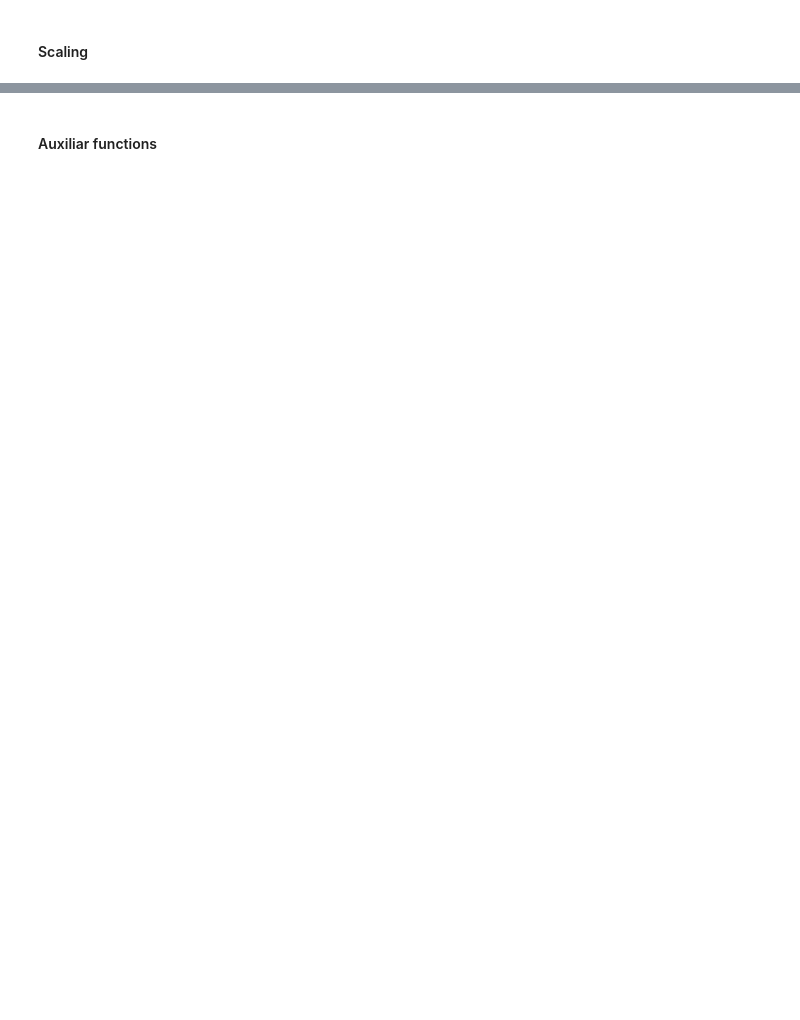
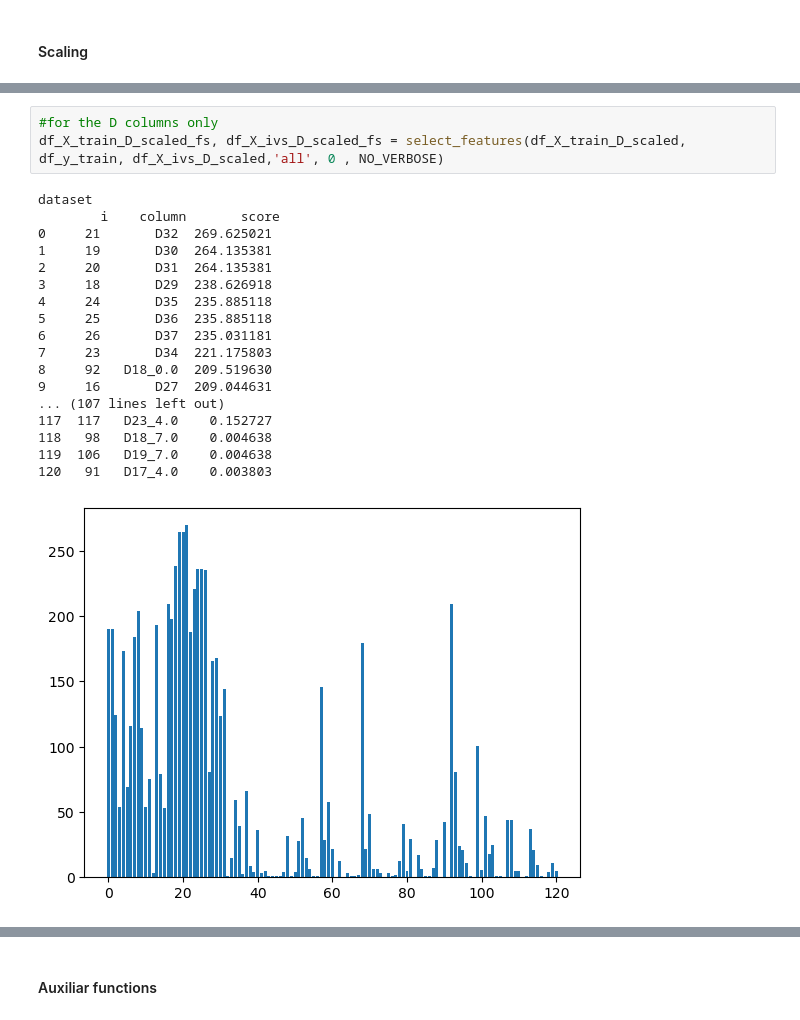
Before and after one commit to bodeborder/fcul-machine-learning, a Jupyter notebook: 3trabalho/AA_3rd_HomeAssignment_G33.ipynb, the cells around one changed output, grey strips where cells are left out. Drawn from its saved outputs; the diff is of its cells as text; blank space fills up the shorter version.

```diff
--- a/3trabalho/AA_3rd_HomeAssignment_G33.ipynb
+++ b/3trabalho/AA_3rd_HomeAssignment_G33.ipynb
@@ -716,0 +600,22 @@ y_test.info()
+# %%
+#for the D columns only
+df_X_train_D_scaled_fs, df_X_ivs_D_scaled_fs = select_features(df_X_train_D_scaled, df_y_train, df_X_ivs_D_scaled,'all', 0 , NO_VERBOSE)
+# %% [output]
+dataset
+        i    column       score
+0     21       D32  269.625021
+1     19       D30  264.135381
+2     20       D31  264.135381
+3     18       D29  238.626918
+4     24       D35  235.885118
+5     25       D36  235.885118
+6     26       D37  235.031181
+7     23       D34  221.175803
+8     92   D18_0.0  209.519630
+9     16       D27  209.044631
+... (107 lines left out)
+117  117   D23_4.0    0.152727
+118   98   D18_7.0    0.004638
+119  106   D19_7.0    0.004638
+120   91   D17_4.0    0.003803
+[figure, added]
```
Also changed, not shown: parts of 64 cells of this notebook, 5 other files.
